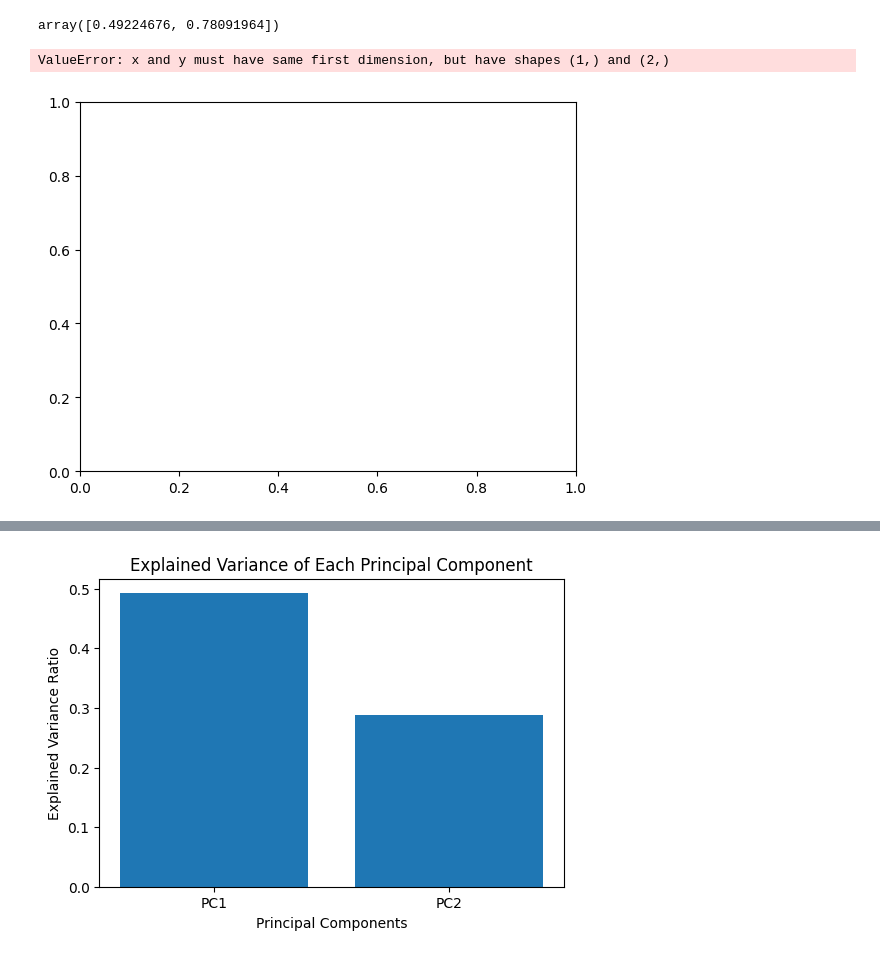
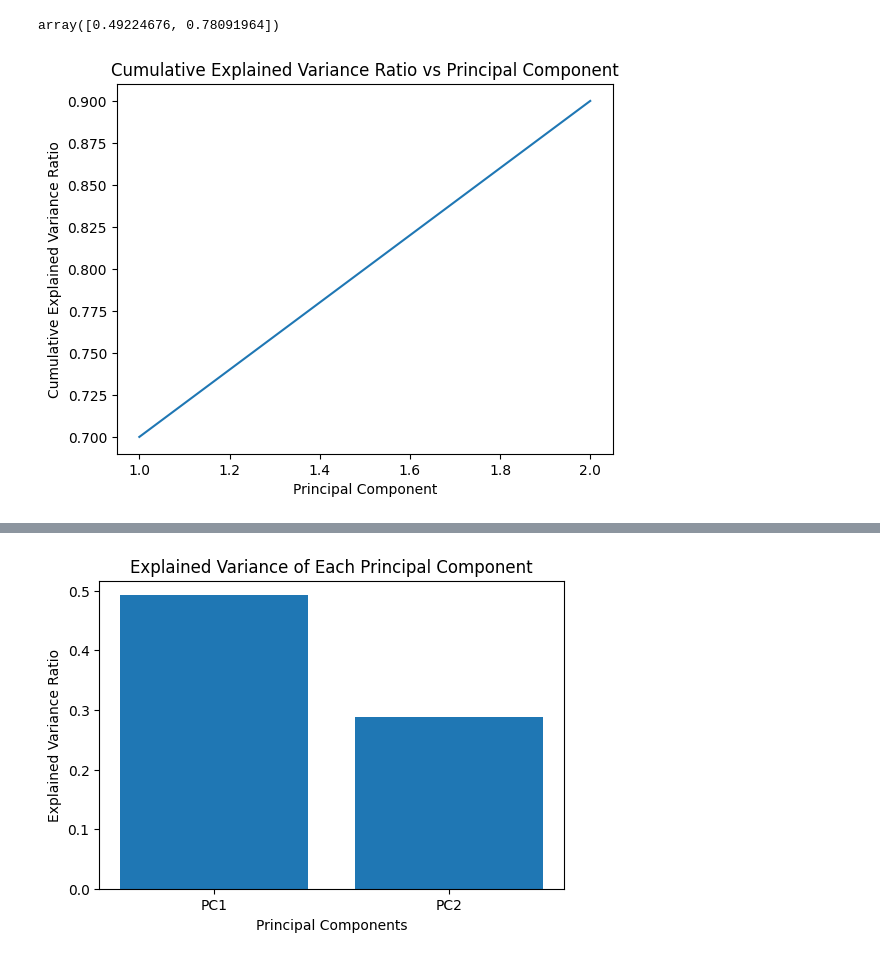
Before and after one commit to aleksandrchepinoga18/sklearn_PCA_DIMENSIONALITY-REDUCTION, a Jupyter notebook: Метод_PCA)_Снижение_размерности_(Python).ipynb, the cells around one changed output, grey strips where cells are left out. Cells and saved outputs as stored; diff of their text form; code cells hidden in the pictures.

```diff
--- a/Метод_PCA)_Снижение_размерности_(Python).ipynb
+++ b/Метод_PCA)_Снижение_размерности_(Python).ipynb
@@ -35,14 +57,25 @@ explained_variance_ratio = np.cumsum(pca.explained_variance_ratio_)
 explained_variance_ratio
 # %% [output]
 array([0.49224676, 0.78091964])
-# %%
-import matplotlib.pyplot as plt
-%matplotlib inline
-
-plt.plot(np.arange(1, 2), explained_variance_ratio, ls = '-') # результат подтверждает как выше что нам  хватит три ГК
-# %% [output]
-ValueError: x and y must have same first dimension, but have shapes (1,) and (2,)
-[figure, removed]
+# %%
+import numpy as np
+import matplotlib.pyplot as plt
+%matplotlib inline
+
+# Предположим, что explained_variance_ratio содержит 2 элемента
+explained_variance_ratio = np.array([0.7, 0.9])  # Пример данных
+
+# Создаем массив x из двух элементов
+x = np.arange(1, 3)
+
+# Строим график
+plt.plot(x, explained_variance_ratio, ls='-')
+plt.xlabel('Principal Component')
+plt.ylabel('Cumulative Explained Variance Ratio')
+plt.title('Cumulative Explained Variance Ratio vs Principal Component')
+plt.show()
+# %% [output]
+[figure, added]
 # %%
 plt.plot(np.arange(1, len(explained_variance_ratio) + 1), explained_variance_ratio, ls='-')
 plt.xlabel('Number of Components')
```
Also changed, not shown: parts of 4 cells of this notebook.
